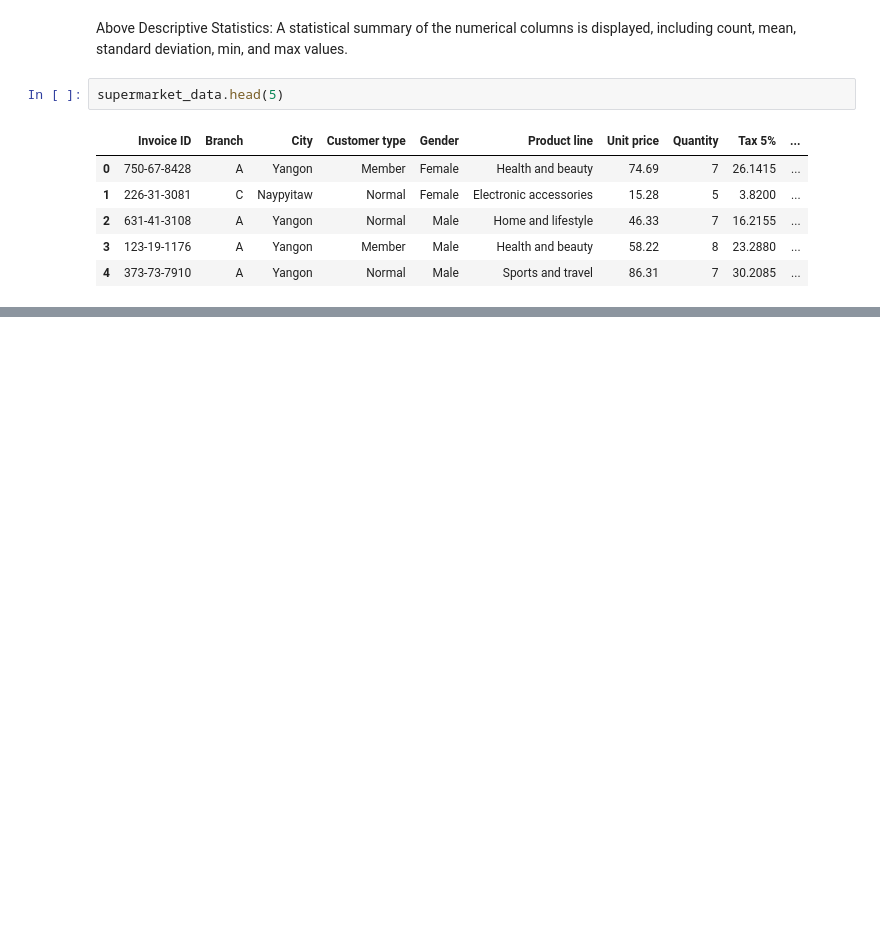
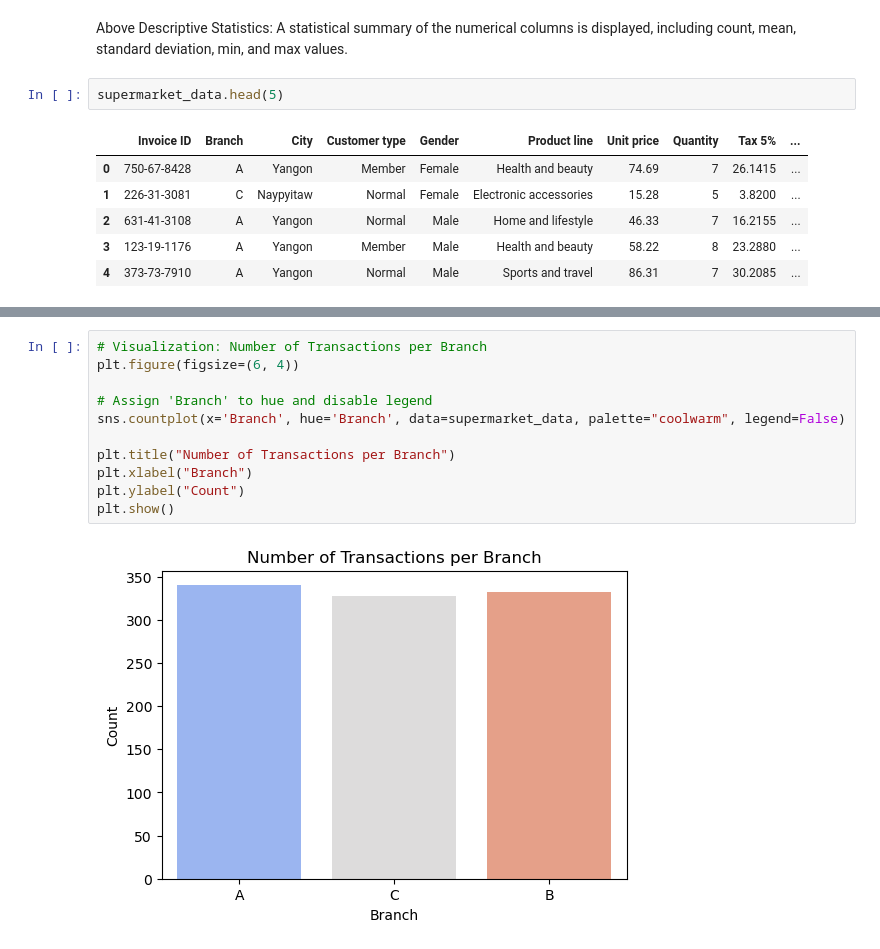
Before and after one commit to VarnaviPerera/PRINCIPLES-OF-DATA-SCIENCE-Portfolio, a Jupyter notebook: EDA/InitialEDA.ipynb, the cells around one changed output, grey strips where cells are left out. Cells and saved outputs as stored; diff of their text form; blank space fills up the shorter version.

```diff
--- a/EDA/InitialEDA.ipynb
+++ b/EDA/InitialEDA.ipynb
@@ -115,0 +150,13 @@ supermarket_data.head(5)
+# %%
+# Visualization: Number of Transactions per Branch
+plt.figure(figsize=(6, 4))
+
+# Assign 'Branch' to hue and disable legend
+sns.countplot(x='Branch', hue='Branch', data=supermarket_data, palette="coolwarm", legend=False)
+
+plt.title("Number of Transactions per Branch")
+plt.xlabel("Branch")
+plt.ylabel("Count")
+plt.show()
+# %% [output]
+[figure, added]
```
Also changed, not shown: parts of 5 cells of this notebook.
